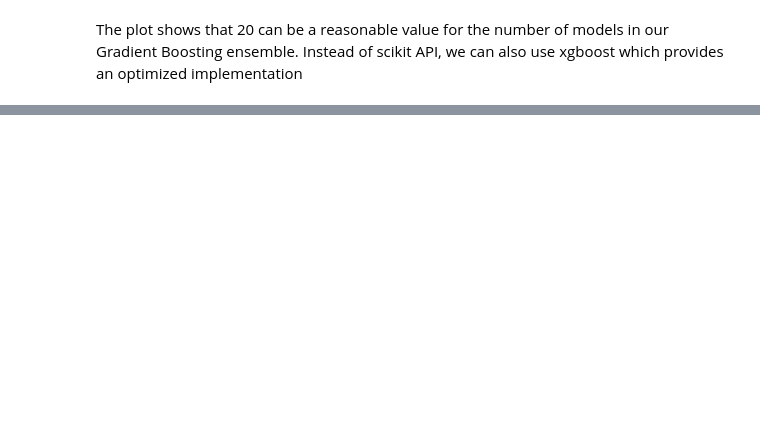
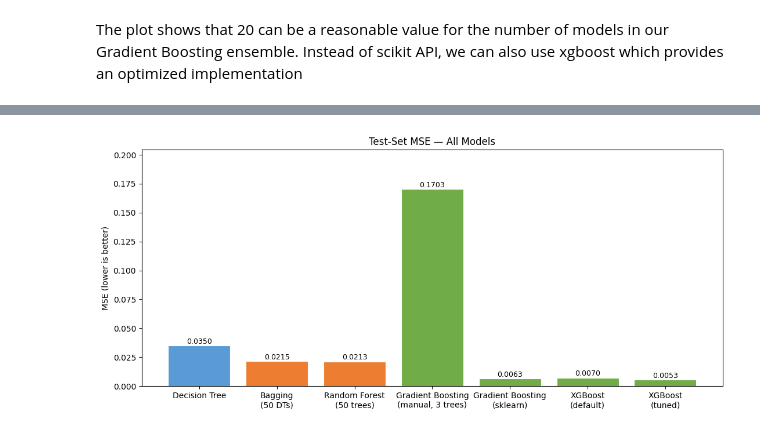
Before and after one commit to AliForghani/DecisionTreeEnsemble, a Jupyter notebook: ML_Ensemble.ipynb, the cells around one changed output, grey strips where cells are left out. Cells and saved outputs as stored; diff of their text form; code cells hidden in the pictures; blank space fills up the shorter version.

```diff
--- a/ML_Ensemble.ipynb
+++ b/ML_Ensemble.ipynb
@@ -252,0 +290,36 @@ All models above use a single 90/10 train-test split (`random_state=42`). For a
+# %%
+model_names = [
+    'Decision Tree',
+    'Bagging\n(50 DTs)',
+    'Random Forest\n(50 trees)',
+    'Gradient Boosting\n(manual, 3 trees)',
+    'Gradient Boosting\n(sklearn)',
+    'XGBoost\n(default)',
+    'XGBoost\n(tuned)'
+]
+
+mse_values = [
+    best_DT_MSE,
+    bagging_MSE,
+    RF_MSE,
+    GB_MSE,
+    mean_squared_error(GBModel.predict(X_test), y_test),
+    mean_squared_error(XGModel.predict(X_test), y_test),
+    tuned_xg_mse
+]
+
+# color by method family: single tree / parallel ensembles / sequential ensembles
+colors = ['#5B9BD5'] + ['#ED7D31'] * 2 + ['#70AD47'] * 4
+
+fig, ax = plt.subplots(figsize=(11, 5))
+bars = ax.bar(model_names, mse_values, color=colors, edgecolor='white', linewidth=0.8)
+ax.set_ylabel('MSE (lower is better)')
+ax.set_title('Test-Set MSE — All Models')
+for bar, val in zip(bars, mse_values):
+    ax.text(bar.get_x() + bar.get_width() / 2, bar.get_height() + 0.0003,
+            f'{val:.4f}', ha='center', va='bottom', fontsize=9)
+ax.set_ylim(0, max(mse_values) * 1.2)
+plt.tight_layout()
+plt.show()
+# %% [output]
+[figure, added]
```
Also changed, not shown: parts of 18 cells of this notebook, 1 other file.
